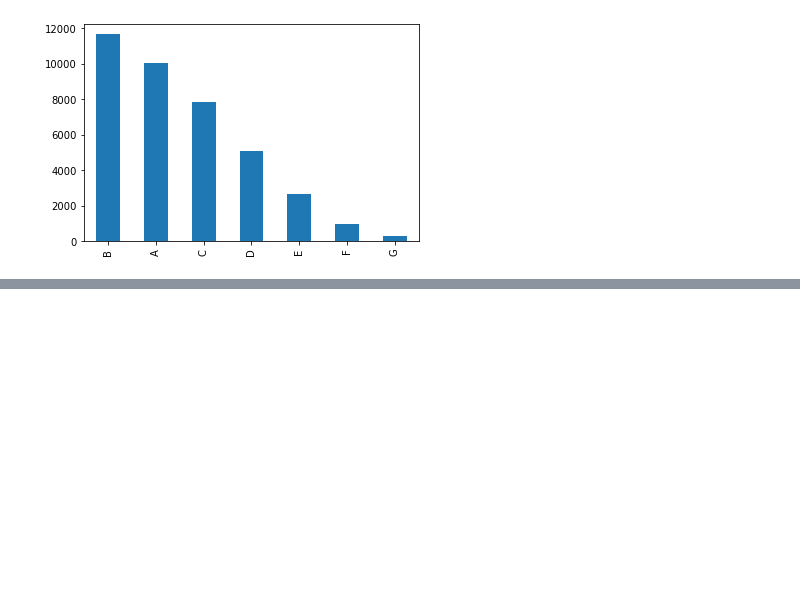
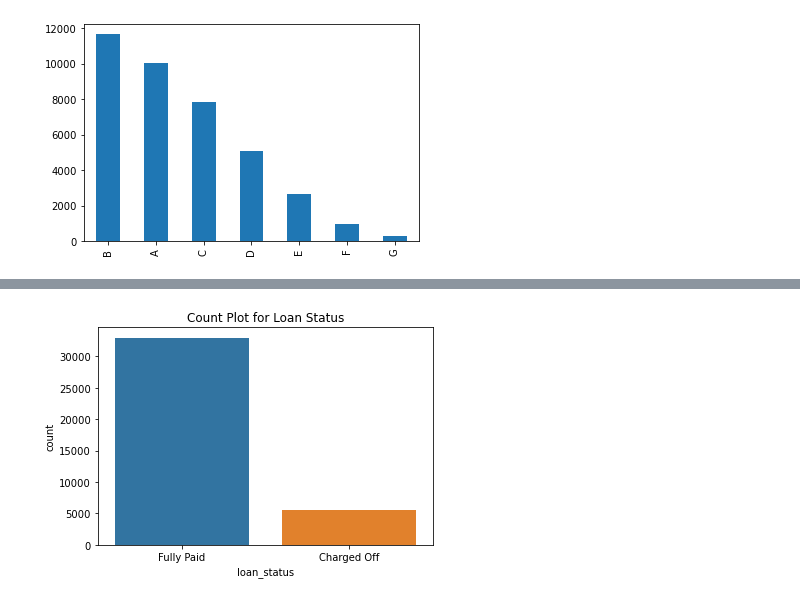
Before and after one commit to AnilNG12/test_1, a Jupyter notebook: LendingClubCaseStudy.ipynb, the cells around one changed output, grey strips where cells are left out. Saved outputs shown, nothing was run; the diff lists cells and outputs as text; code cells hidden in the pictures; blank space fills up the shorter version.

```diff
--- a/LendingClubCaseStudy.ipynb
+++ b/LendingClubCaseStudy.ipynb
@@ -387,0 +395,9 @@ plot.show()
+# %%
+# Loan Satus distribution
+cp = sns.countplot(data = df_Len_club,x="loan_status")
+cp.set_title("Count Plot for Loan Status")
+plt.show()
+
+# Approximatly 16% loans are Charged Off
+# %% [output]
+[figure, added]
```
Also changed, not shown: parts of 10 cells of this notebook.
